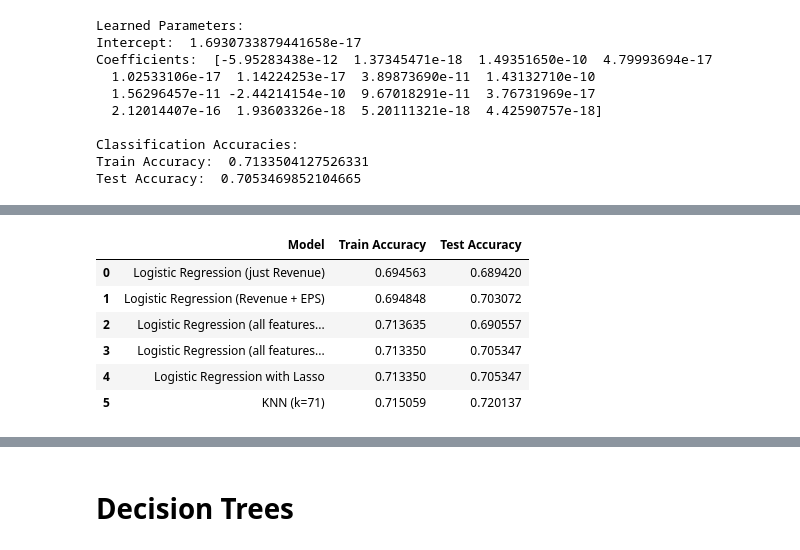
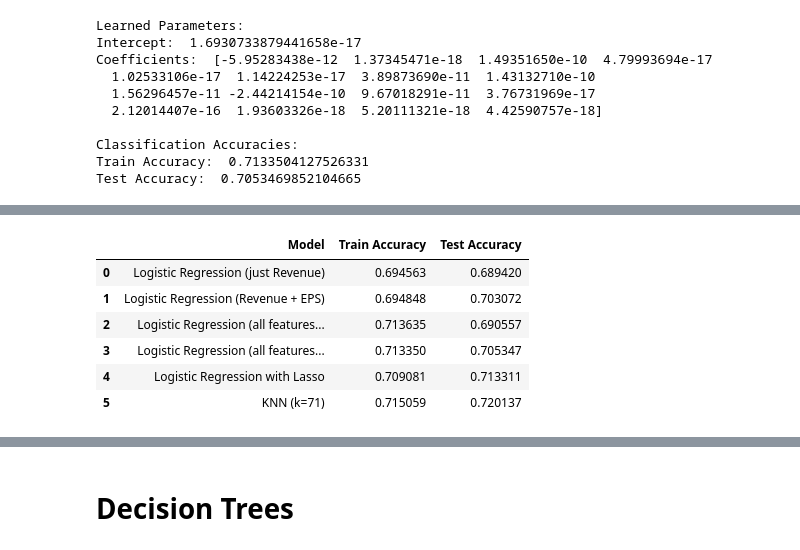
Before and after one commit to hamzehbhamdan/AC209a-Project, a Jupyter notebook: financial_indicators_project.ipynb, the cells around one changed output, grey strips where cells are left out. Drawn from its saved outputs; the diff is of its cells as text; code cells hidden in the pictures.

```diff
--- a/financial_indicators_project.ipynb
+++ b/financial_indicators_project.ipynb
@@ -845,17 +948,17 @@ Test Accuracy:  0.7053469852104665
 # %%
 # Store all the train and test accuracies as well as the model description in a dataframe
 model_results = pd.DataFrame({
     'Model': ['Logistic Regression (just Revenue)', 'Logistic Regression (Revenue + EPS)', 'Logistic Regression (all features, no scaling)', 'Logistic Regression (all features, scaled)', 'Logistic Regression with Lasso', 'KNN (k=71)'],
-    'Train Accuracy': [acc_train_logit1, acc_train_logit2, acc_train_logit3, acc_train_logit4, logit_lasso_train_acc, knn_train_acc],
-    'Test Accuracy': [acc_test_logit1, acc_test_logit2, acc_test_logit3, acc_test_logit4, logit_lasso_test_acc, knn_test_acc]
+    'Train Accuracy': [acc_train_logit1, acc_train_logit2, acc_train_logit3, acc_train_logit4, logit_lasso_train_accs[best_index], knn_train_acc],
+    'Test Accuracy': [acc_test_logit1, acc_test_logit2, acc_test_logit3, acc_test_logit4, logit_lasso_test_accs[best_index], knn_test_acc]
 })
 
 model_results
 # %% [output]
 |  | Model | Train Accuracy | Test Accuracy |
 | 0 | Logistic Regression (just Revenue) | 0.694563 | 0.689420 |
 | 1 | Logistic Regression (Revenue + EPS) | 0.694848 | 0.703072 |
 | 2 | Logistic Regression (all features... | 0.713635 | 0.690557 |
 | 3 | Logistic Regression (all features... | 0.713350 | 0.705347 |
-| 4 | Logistic Regression with Lasso | 0.713350 | 0.705347 |
+| 4 | Logistic Regression with Lasso | 0.709081 | 0.713311 |
 | 5 | KNN (k=71) | 0.715059 | 0.720137 |
```
Also changed, not shown: parts of 17 cells of this notebook.
